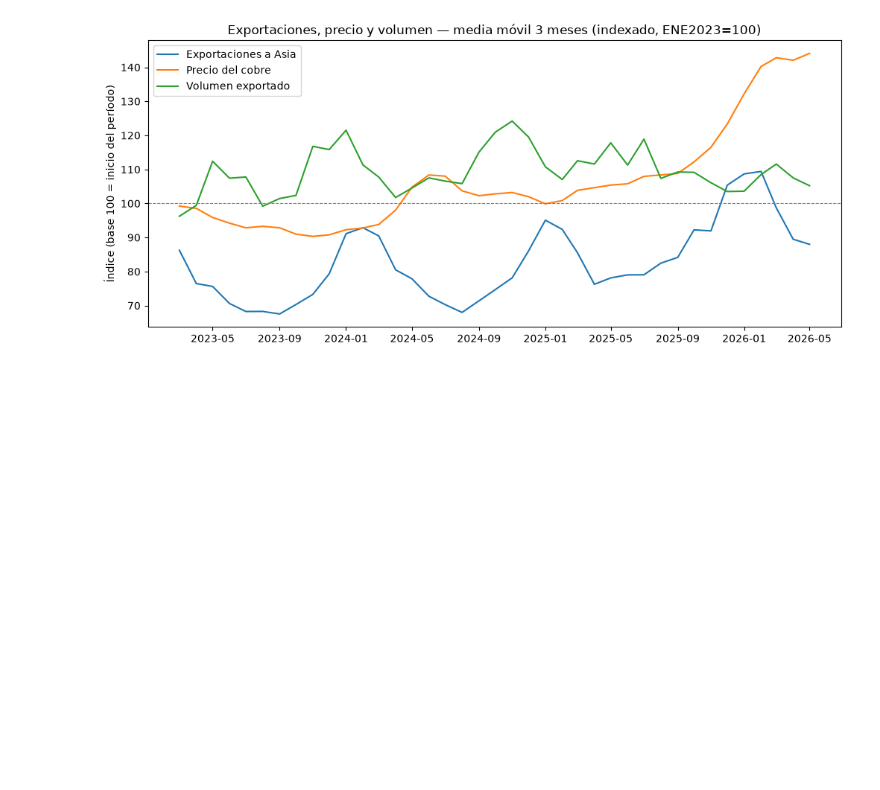
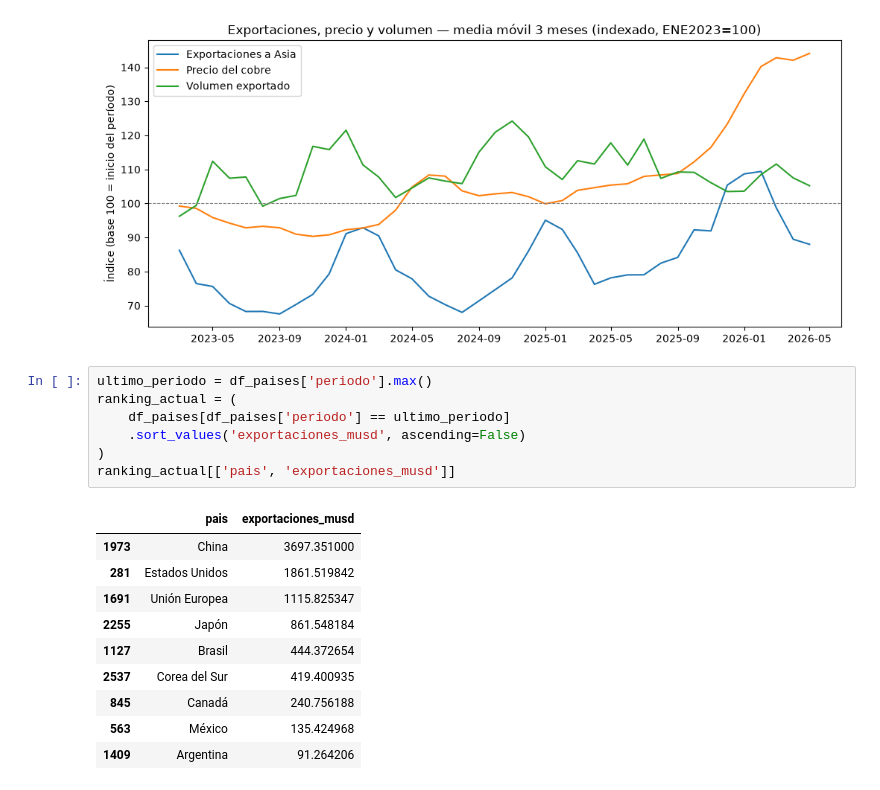
Before and after one commit to Krunzx/data_portfolio, a Jupyter notebook: 01-eda/notebooks/02_analisis_exploratorio.ipynb, the cells around one changed output. Drawn from its saved outputs; the diff is of its cells as text; blank space fills up the shorter version.

```diff
--- a/01-eda/notebooks/02_analisis_exploratorio.ipynb
+++ b/01-eda/notebooks/02_analisis_exploratorio.ipynb
@@ -204,3 +204,21 @@ plt.legend()
 plt.show()
 # %% [output]
 [figure]
+# %%
+ultimo_periodo = df_paises['periodo'].max()
+ranking_actual = (
+    df_paises[df_paises['periodo'] == ultimo_periodo]
+    .sort_values('exportaciones_musd', ascending=False)
+)
+ranking_actual[['pais', 'exportaciones_musd']]
+# %% [output]
+|  | pais | exportaciones_musd |
+| 1973 | China | 3697.351000 |
+| 281 | Estados Unidos | 1861.519842 |
+| 1691 | Unión Europea | 1115.825347 |
+| 2255 | Japón | 861.548184 |
+| 1127 | Brasil | 444.372654 |
+| 2537 | Corea del Sur | 419.400935 |
+| 845 | Canadá | 240.756188 |
+| 563 | México | 135.424968 |
+| 1409 | Argentina | 91.264206 |
```
Also changed, not shown: parts of 3 cells of this notebook, 1 other file.
